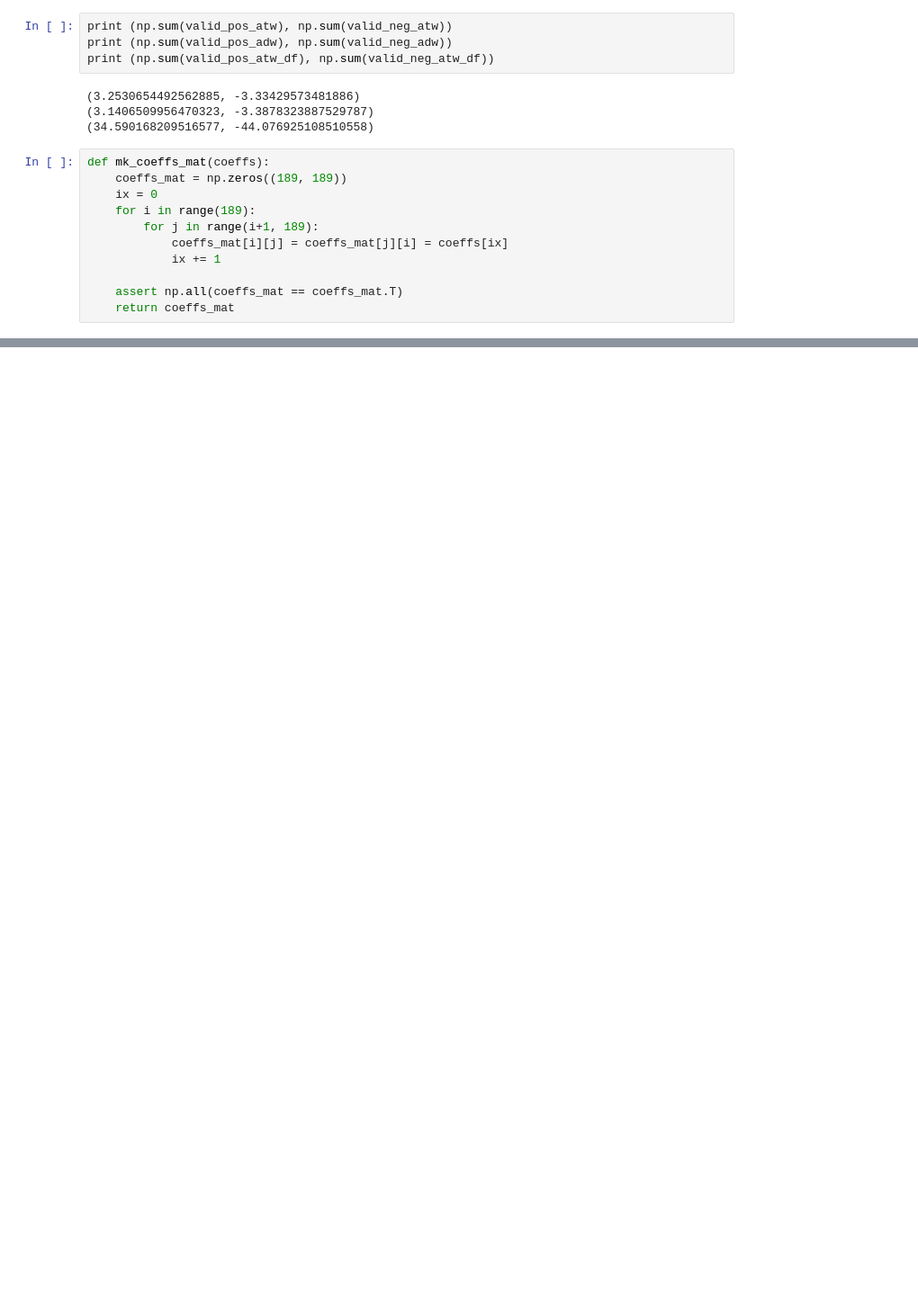
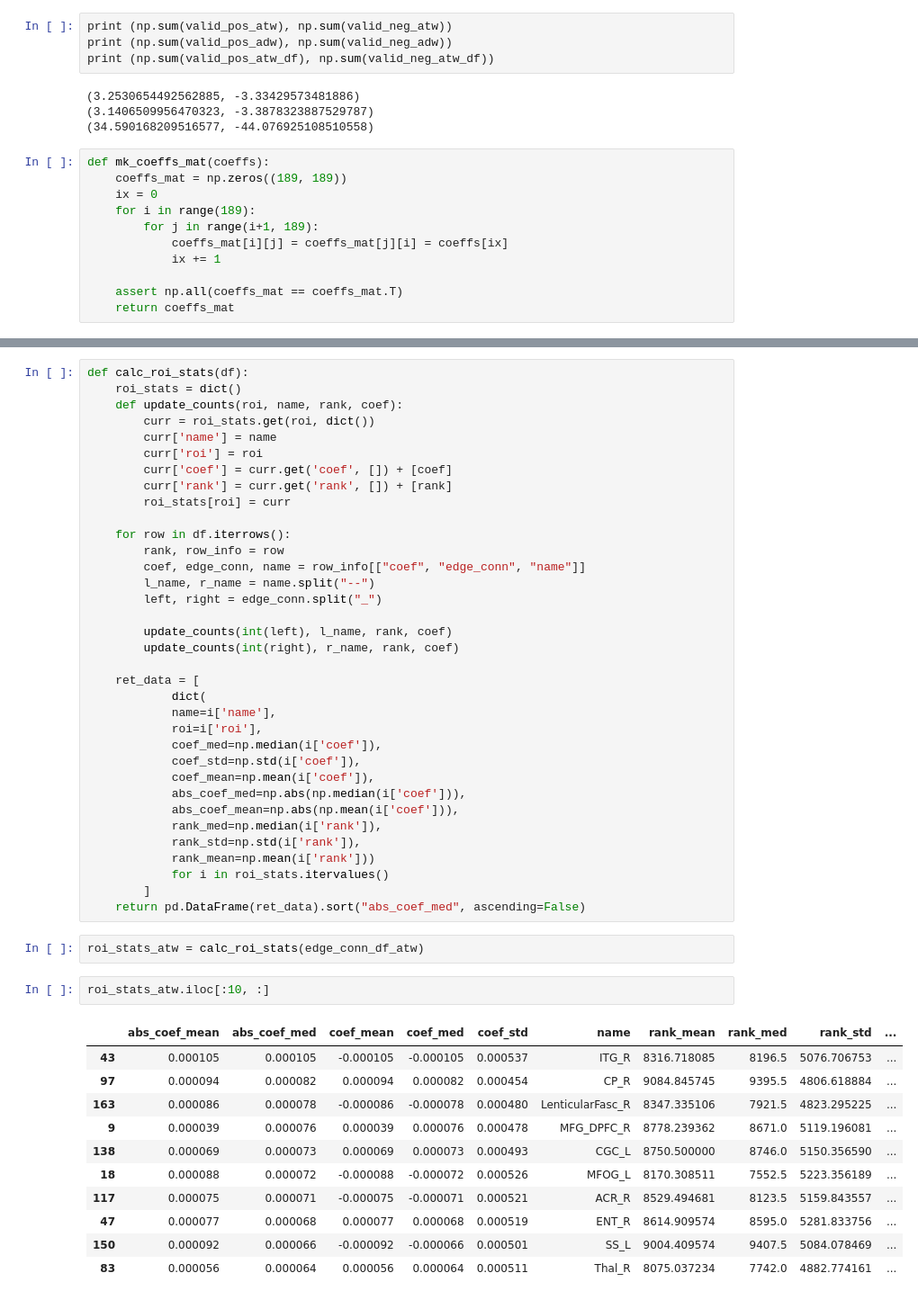
Before and after one commit to bonilhamusclab-projects/behav_connectome_prediction, a Jupyter notebook: Step 4 Both Hemi Results View.ipynb, the cells around one changed output, grey strips where cells are left out. Shown at 90% size. Drawn from its saved outputs; the diff is of its cells as text; blank space fills up the shorter version.

```diff
--- a/Step 4 Both Hemi Results View.ipynb
+++ b/Step 4 Both Hemi Results View.ipynb
@@ -248,0 +302,51 @@ def mk_coeffs_mat(coeffs):
+# %%
+def calc_roi_stats(df):
+    roi_stats = dict()
+    def update_counts(roi, name, rank, coef):
+        curr = roi_stats.get(roi, dict())
+        curr['name'] = name
+        curr['roi'] = roi
+        curr['coef'] = curr.get('coef', []) + [coef]
+        curr['rank'] = curr.get('rank', []) + [rank]
+        roi_stats[roi] = curr
+
+    for row in df.iterrows():
+        rank, row_info = row
+        coef, edge_conn, name = row_info[["coef", "edge_conn", "name"]]
+        l_name, r_name = name.split("--")
+        left, right = edge_conn.split("_")
+
+        update_counts(int(left), l_name, rank, coef)
+        update_counts(int(right), r_name, rank, coef)
+
+    ret_data = [
+            dict(
+            name=i['name'],
+            roi=i['roi'],
+            coef_med=np.median(i['coef']),
+            coef_std=np.std(i['coef']),
+            coef_mean=np.mean(i['coef']),
+            abs_coef_med=np.abs(np.median(i['coef'])),
+            abs_coef_mean=np.abs(np.mean(i['coef'])),
+            rank_med=np.median(i['rank']),
+            rank_std=np.std(i['rank']),
+            rank_mean=np.mean(i['rank']))
+            for i in roi_stats.itervalues()
+        ]
+    return pd.DataFrame(ret_data).sort("abs_coef_med", ascending=False)
+# %%
+roi_stats_atw = calc_roi_stats(edge_conn_df_atw)
+# %%
+roi_stats_atw.iloc[:10, :]
+# %% [output]
+|  | abs_coef_mean | abs_coef_med | coef_mean | coef_med | coef_std | name | rank_mean | rank_med | rank_std | ... |
+| 43 | 0.000105 | 0.000105 | -0.000105 | -0.000105 | 0.000537 | ITG_R | 8316.718085 | 8196.5 | 5076.706753 | ... |
+| 97 | 0.000094 | 0.000082 | 0.000094 | 0.000082 | 0.000454 | CP_R | 9084.845745 | 9395.5 | 4806.618884 | ... |
+| 163 | 0.000086 | 0.000078 | -0.000086 | -0.000078 | 0.000480 | LenticularFasc_R | 8347.335106 | 7921.5 | 4823.295225 | ... |
+| 9 | 0.000039 | 0.000076 | 0.000039 | 0.000076 | 0.000478 | MFG_DPFC_R | 8778.239362 | 8671.0 | 5119.196081 | ... |
+| 138 | 0.000069 | 0.000073 | 0.000069 | 0.000073 | 0.000493 | CGC_L | 8750.500000 | 8746.0 | 5150.356590 | ... |
+| 18 | 0.000088 | 0.000072 | -0.000088 | -0.000072 | 0.000526 | MFOG_L | 8170.308511 | 7552.5 | 5223.356189 | ... |
+| 117 | 0.000075 | 0.000071 | -0.000075 | -0.000071 | 0.000521 | ACR_R | 8529.494681 | 8123.5 | 5159.843557 | ... |
+| 47 | 0.000077 | 0.000068 | 0.000077 | 0.000068 | 0.000519 | ENT_R | 8614.909574 | 8595.0 | 5281.833756 | ... |
+| 150 | 0.000092 | 0.000066 | -0.000092 | -0.000066 | 0.000501 | SS_L | 9004.409574 | 9407.5 | 5084.078469 | ... |
+| 83 | 0.000056 | 0.000064 | 0.000056 | 0.000064 | 0.000511 | Thal_R | 8075.037234 | 7742.0 | 4882.774161 | ... |
```
Also changed, not shown: parts of 9 cells of this notebook, 5 other files.
